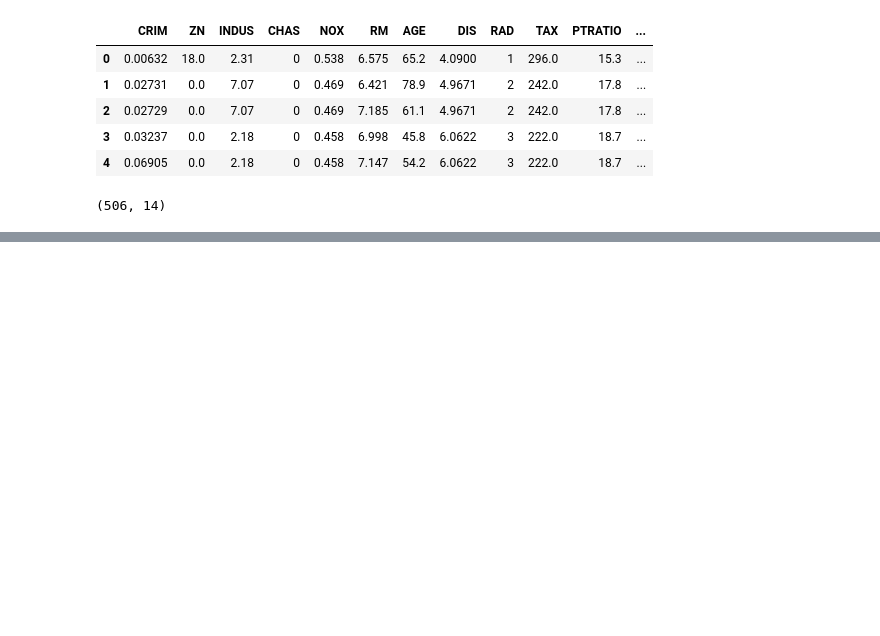
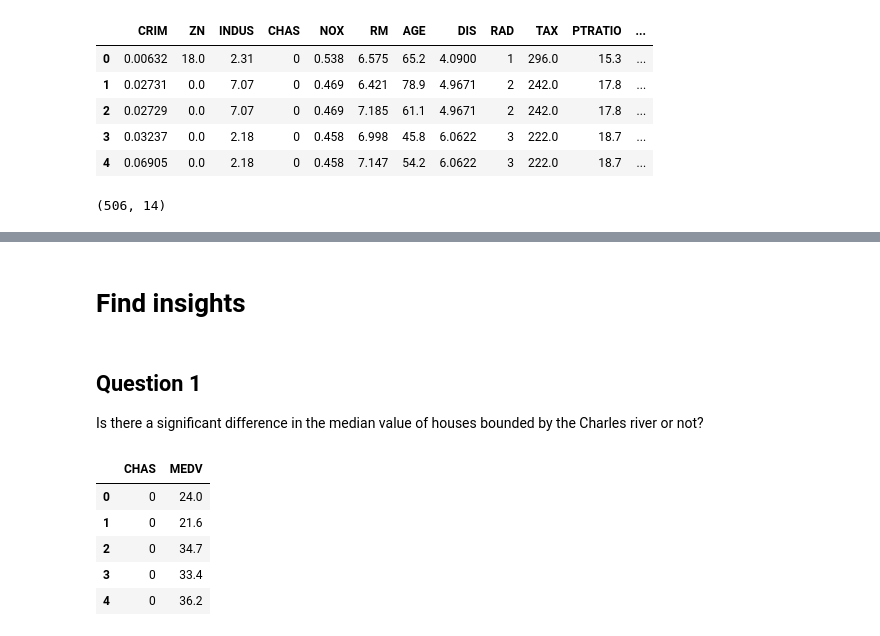
Before and after one commit to huyduong20102004/Boston_House_Prices, a Jupyter notebook: nb.ipynb, the cells around one changed output, grey strips where cells are left out. Cells and saved outputs as stored; diff of their text form; code cells hidden in the pictures; blank space fills up the shorter version.

Commit message:
Add question1 and question3

```diff
--- a/nb.ipynb
+++ b/nb.ipynb
@@ -48,0 +37,15 @@ There are 14 attributes in each case of the dataset. They are:
+# %% [markdown]
+# Find insights
+# %% [markdown]
+## Question 1
+Is there a significant difference in the median value of houses bounded by the Charles river or not?
+# %%
+df1 = df[['CHAS','MEDV']]
+df1.head()
+# %% [output]
+|  | CHAS | MEDV |
+| 0 | 0 | 24.0 |
+| 1 | 0 | 21.6 |
+| 2 | 0 | 34.7 |
+| 3 | 0 | 33.4 |
+| 4 | 0 | 36.2 |
```
Also changed, not shown: parts of 20 cells of this notebook, 1 other file.
